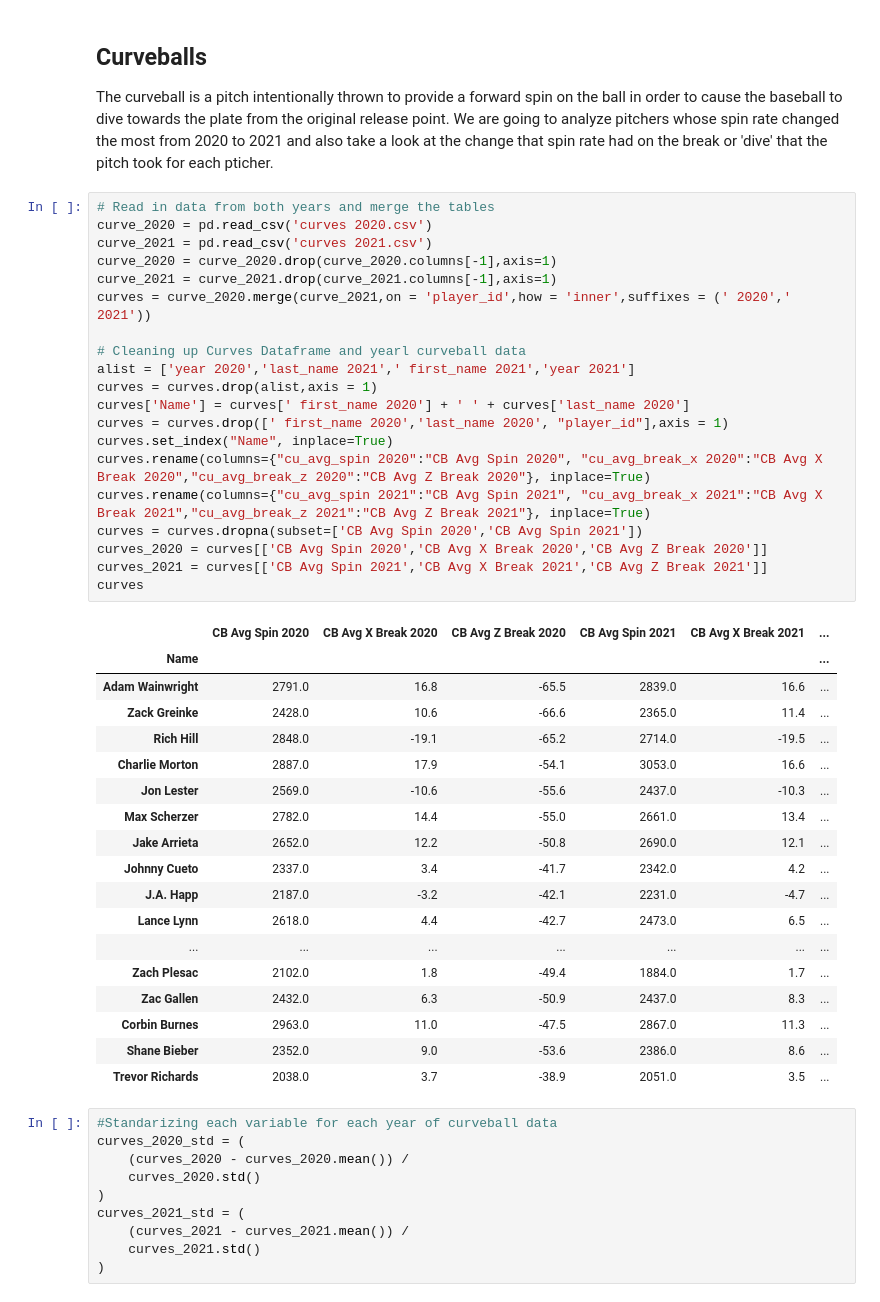
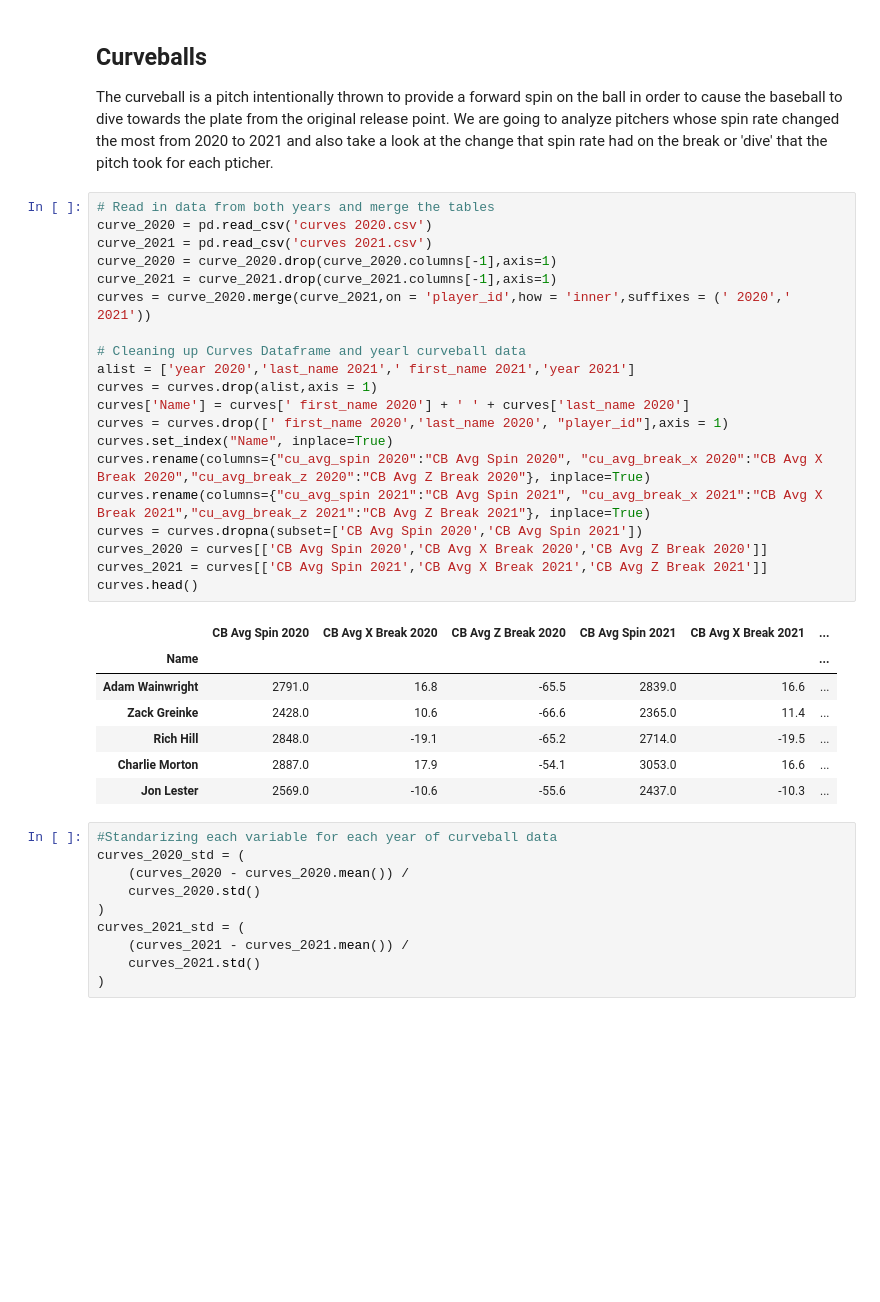
Before and after one commit to Jesparza17/Jesparza17, a Jupyter notebook: Project Notebook.ipynb, the cells around one changed output. Saved outputs shown, nothing was run; the diff lists cells and outputs as text; blank space fills up the shorter version.

```diff
--- a/Project Notebook.ipynb
+++ b/Project Notebook.ipynb
@@ -159,42 +163,31 @@ The curveball is a pitch intentionally thrown to provide a forward spin on the b
 # %%
 # Read in data from both years and merge the tables
 curve_2020 = pd.read_csv('curves 2020.csv')
 curve_2021 = pd.read_csv('curves 2021.csv')
 curve_2020 = curve_2020.drop(curve_2020.columns[-1],axis=1)
 curve_2021 = curve_2021.drop(curve_2021.columns[-1],axis=1)
 curves = curve_2020.merge(curve_2021,on = 'player_id',how = 'inner',suffixes = (' 2020',' 2021'))
 
 # Cleaning up Curves Dataframe and yearl curveball data
 alist = ['year 2020','last_name 2021',' first_name 2021','year 2021']
 curves = curves.drop(alist,axis = 1)
 curves['Name'] = curves[' first_name 2020'] + ' ' + curves['last_name 2020']
 curves = curves.drop([' first_name 2020','last_name 2020', "player_id"],axis = 1)
 curves.set_index("Name", inplace=True)
 curves.rename(columns={"cu_avg_spin 2020":"CB Avg Spin 2020", "cu_avg_break_x 2020":"CB Avg X Break 2020","cu_avg_break_z 2020":"CB Avg Z Break 2020"}, inplace=True)
 curves.rename(columns={"cu_avg_spin 2021":"CB Avg Spin 2021", "cu_avg_break_x 2021":"CB Avg X Break 2021","cu_avg_break_z 2021":"CB Avg Z Break 2021"}, inplace=True)
 curves = curves.dropna(subset=['CB Avg Spin 2020','CB Avg Spin 2021'])
 curves_2020 = curves[['CB Avg Spin 2020','CB Avg X Break 2020','CB Avg Z Break 2020']]
 curves_2021 = curves[['CB Avg Spin 2021','CB Avg X Break 2021','CB Avg Z Break 2021']]
-curves
+curves.head()
 # %% [output]
 |  | CB Avg Spin 2020 | CB Avg X Break 2020 | CB Avg Z Break 2020 | CB Avg Spin 2021 | CB Avg X Break 2021 | ... |
 | Name |  |  |  |  |  | ... |
 | Adam Wainwright | 2791.0 | 16.8 | -65.5 | 2839.0 | 16.6 | ... |
 | Zack Greinke | 2428.0 | 10.6 | -66.6 | 2365.0 | 11.4 | ... |
 | Rich Hill | 2848.0 | -19.1 | -65.2 | 2714.0 | -19.5 | ... |
 | Charlie Morton | 2887.0 | 17.9 | -54.1 | 3053.0 | 16.6 | ... |
 | Jon Lester | 2569.0 | -10.6 | -55.6 | 2437.0 | -10.3 | ... |
-| Max Scherzer | 2782.0 | 14.4 | -55.0 | 2661.0 | 13.4 | ... |
-| Jake Arrieta | 2652.0 | 12.2 | -50.8 | 2690.0 | 12.1 | ... |
-| Johnny Cueto | 2337.0 | 3.4 | -41.7 | 2342.0 | 4.2 | ... |
-| J.A. Happ | 2187.0 | -3.2 | -42.1 | 2231.0 | -4.7 | ... |
-| Lance Lynn | 2618.0 | 4.4 | -42.7 | 2473.0 | 6.5 | ... |
-| ... | ... | ... | ... | ... | ... | ... |
-| Zach Plesac | 2102.0 | 1.8 | -49.4 | 1884.0 | 1.7 | ... |
-| Zac Gallen | 2432.0 | 6.3 | -50.9 | 2437.0 | 8.3 | ... |
-| Corbin Burnes | 2963.0 | 11.0 | -47.5 | 2867.0 | 11.3 | ... |
-| Shane Bieber | 2352.0 | 9.0 | -53.6 | 2386.0 | 8.6 | ... |
-| Trevor Richards | 2038.0 | 3.7 | -38.9 | 2051.0 | 3.5 | ... |
 # %%
 #Standarizing each variable for each year of curveball data
 curves_2020_std = (
```
Also changed, not shown: parts of 8 cells of this notebook.
